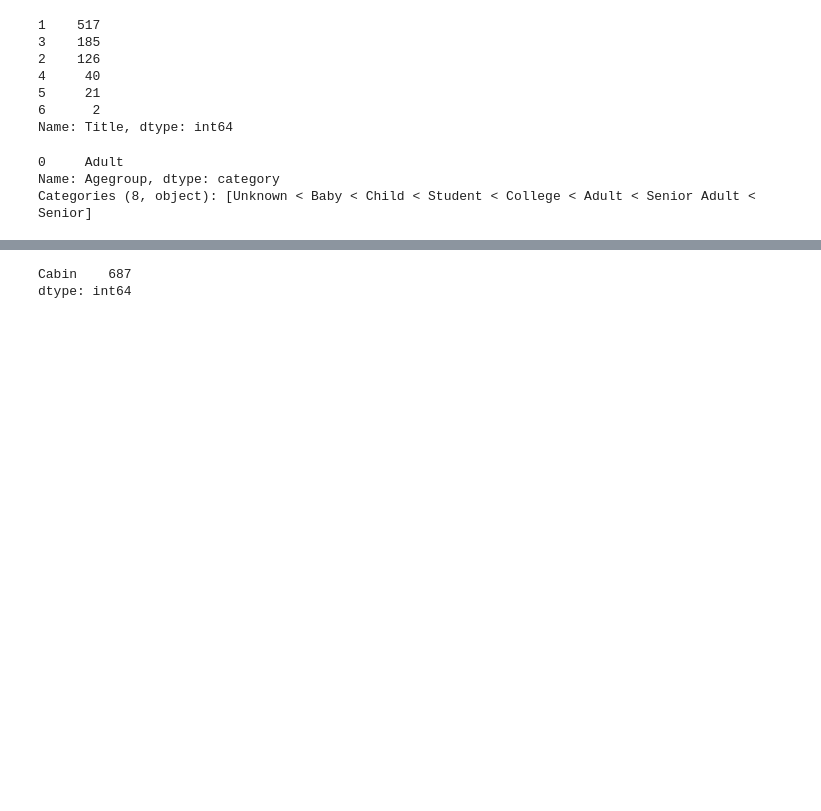
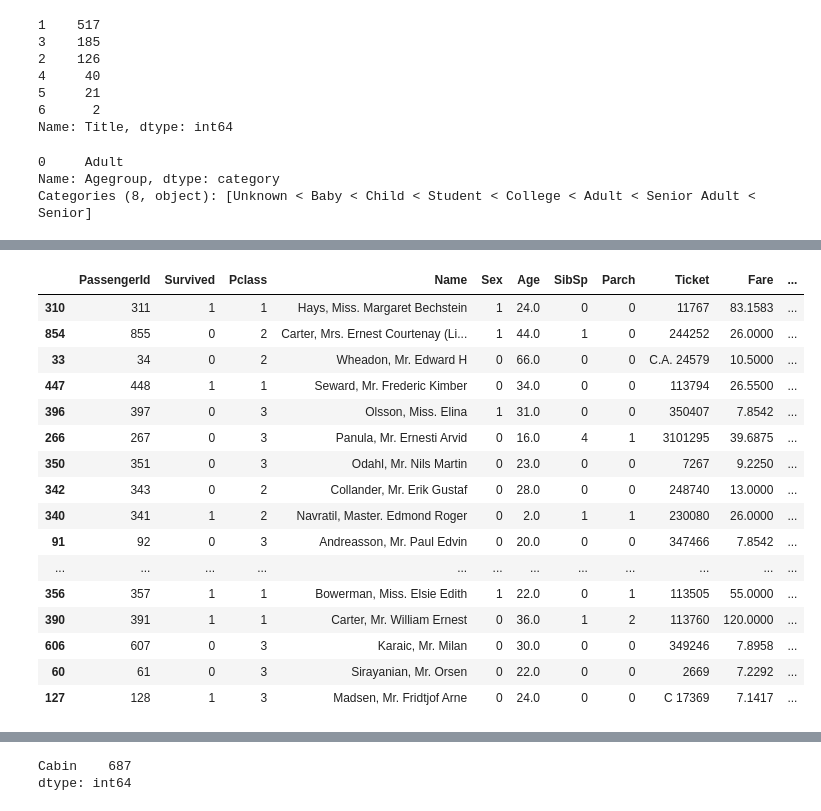
Before and after one commit to innovator-arjun/Titanic-Survival-Prediction, a Jupyter notebook: Updated Titanic Survival.ipynb, the cells around one changed output, grey strips where cells are left out. Drawn from its saved outputs; the diff is of its cells as text; code cells hidden in the pictures; blank space fills up the shorter version.

```diff
--- a/Updated Titanic Survival.ipynb
+++ b/Updated Titanic Survival.ipynb
@@ -167,3 +177,23 @@ Categories (8, object): [Unknown < Baby < Child < Student < College < Adult < Se
+# %%
+train.sample(30)
+# %% [output]
+|  | PassengerId | Survived | Pclass | Name | Sex | Age | SibSp | Parch | Ticket | Fare | ... |
+| 310 | 311 | 1 | 1 | Hays, Miss. Margaret Bechstein | 1 | 24.0 | 0 | 0 | 11767 | 83.1583 | ... |
+| 854 | 855 | 0 | 2 | Carter, Mrs. Ernest Courtenay (Li... | 1 | 44.0 | 1 | 0 | 244252 | 26.0000 | ... |
+| 33 | 34 | 0 | 2 | Wheadon, Mr. Edward H | 0 | 66.0 | 0 | 0 | C.A. 24579 | 10.5000 | ... |
+| 447 | 448 | 1 | 1 | Seward, Mr. Frederic Kimber | 0 | 34.0 | 0 | 0 | 113794 | 26.5500 | ... |
+| 396 | 397 | 0 | 3 | Olsson, Miss. Elina | 1 | 31.0 | 0 | 0 | 350407 | 7.8542 | ... |
+| 266 | 267 | 0 | 3 | Panula, Mr. Ernesti Arvid | 0 | 16.0 | 4 | 1 | 3101295 | 39.6875 | ... |
+| 350 | 351 | 0 | 3 | Odahl, Mr. Nils Martin | 0 | 23.0 | 0 | 0 | 7267 | 9.2250 | ... |
+| 342 | 343 | 0 | 2 | Collander, Mr. Erik Gustaf | 0 | 28.0 | 0 | 0 | 248740 | 13.0000 | ... |
+| 340 | 341 | 1 | 2 | Navratil, Master. Edmond Roger | 0 | 2.0 | 1 | 1 | 230080 | 26.0000 | ... |
+| 91 | 92 | 0 | 3 | Andreasson, Mr. Paul Edvin | 0 | 20.0 | 0 | 0 | 347466 | 7.8542 | ... |
+| ... | ... | ... | ... | ... | ... | ... | ... | ... | ... | ... | ... |
+| 356 | 357 | 1 | 1 | Bowerman, Miss. Elsie Edith | 1 | 22.0 | 0 | 1 | 113505 | 55.0000 | ... |
+| 390 | 391 | 1 | 1 | Carter, Mr. William Ernest | 0 | 36.0 | 1 | 2 | 113760 | 120.0000 | ... |
+| 606 | 607 | 0 | 3 | Karaic, Mr. Milan | 0 | 30.0 | 0 | 0 | 349246 | 7.8958 | ... |
+| 60 | 61 | 0 | 3 | Sirayanian, Mr. Orsen | 0 | 22.0 | 0 | 0 | 2669 | 7.2292 | ... |
+| 127 | 128 | 1 | 3 | Madsen, Mr. Fridtjof Arne | 0 | 24.0 | 0 | 0 | C 17369 | 7.1417 | ... |
 # %%
 train.head()
 # %% [output]
```
Also changed, not shown: parts of 4 cells of this notebook.
